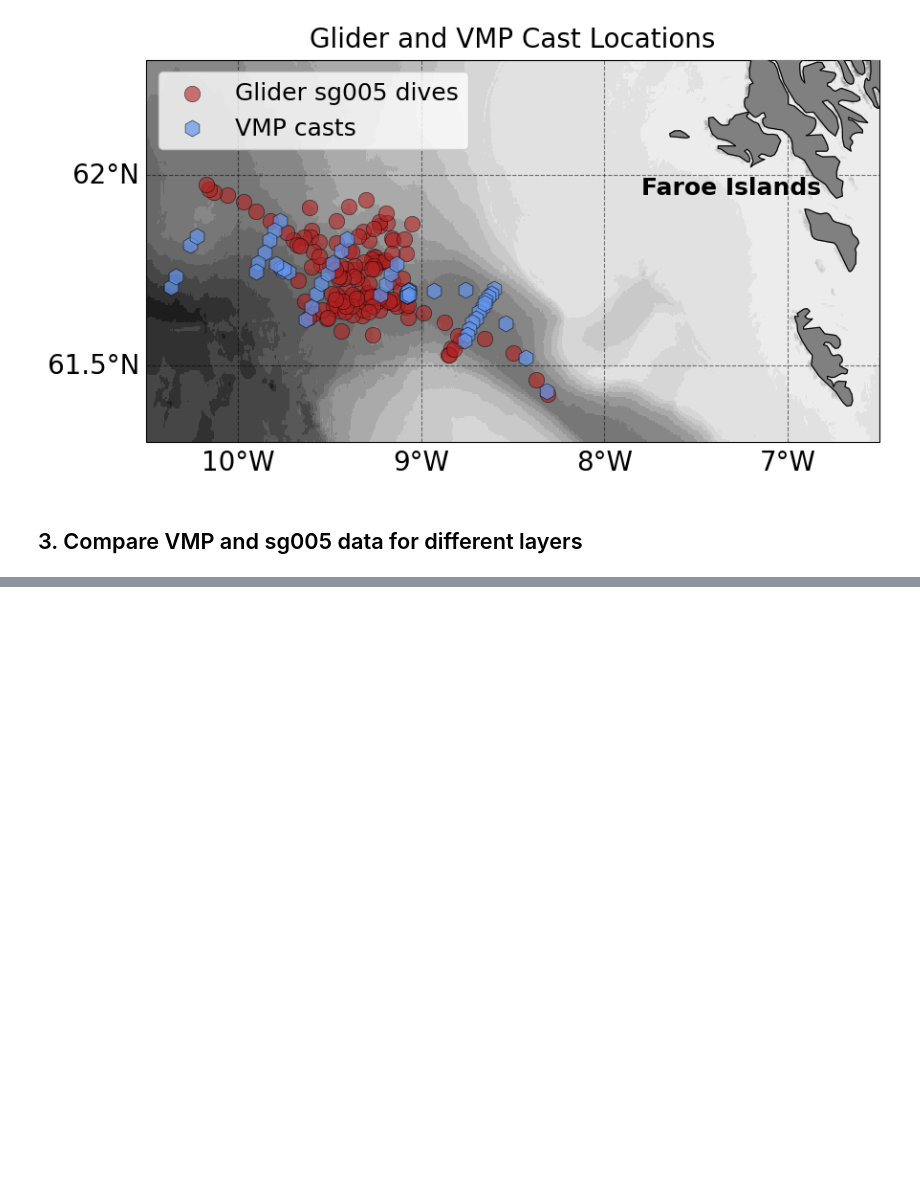
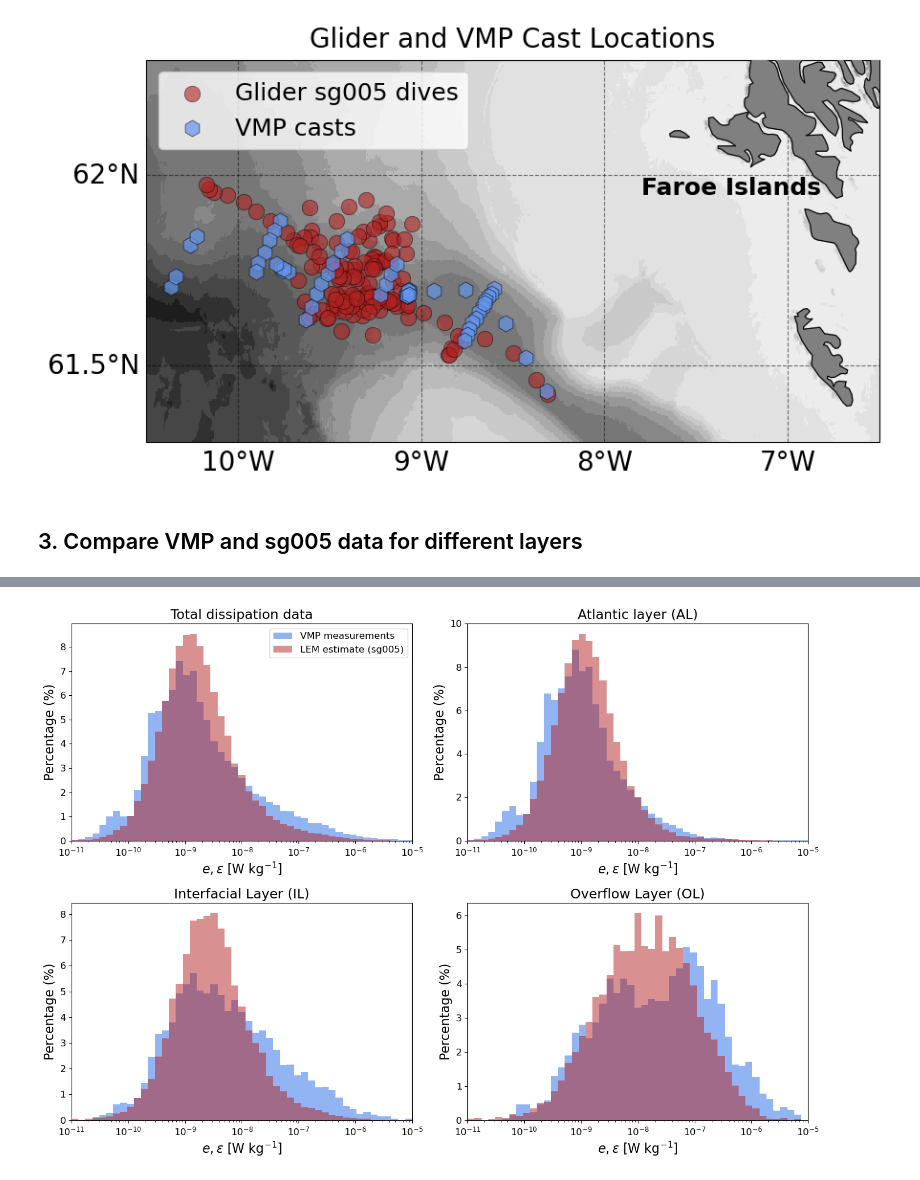
Before and after one commit to tillmrtz/dissipationIFR, a Jupyter notebook: notebooks/compare_LEM_VMP.ipynb, the cells around one changed output, grey strips where cells are left out. Cells and saved outputs as stored; diff of their text form; code cells hidden in the pictures; blank space fills up the shorter version.

```diff
--- a/notebooks/compare_LEM_VMP.ipynb
+++ b/notebooks/compare_LEM_VMP.ipynb
@@ -179,0 +348,38 @@ plt.show()
+# %%
+VMP_OL, VMP_AL, VMP_IL = split_profiles_by_layers(VMP)
+glider_OL, glider_AL, glider_IL = split_profiles_by_layers(glider)
+# %%
+with plt.style.context(plotting_style):
+    fig, axes = plt.subplots(2, 2, figsize=(14, 10))
+    axes = axes.flatten()
+
+    var_VMP = 'EPSILON'
+    var_glider = 'EPSILON_ADAPTIVE'
+    i = 0
+    for ds_glider, ds_VMP in [(glider, VMP), (glider_AL, VMP_AL), (glider_IL, VMP_IL), (glider_OL, VMP_OL)]:
+        ax = axes[i]
+        bins = np.logspace(-11, -5, 50)
+        VMP_data = ds_VMP[var_VMP].values[~np.isnan(ds_VMP[var_VMP].values)]
+        weights = np.ones_like(VMP_data) / len(VMP_data) * 100
+        axes[i].hist(VMP_data, bins=bins, alpha=0.7, color='cornflowerblue', label ='VMP measurements', weights=weights)
+        glider_data = ds_glider[var_glider].values[~np.isnan(ds_glider[var_glider].values)]
+        weights = np.ones_like(glider_data*0.06) / len(glider_data) * 100
+        axes[i].hist(glider_data*0.06, bins=bins, alpha=0.5, color='firebrick',label='LEM estimate (sg005)', weights=weights)
+        i += 1
+    axes[0].set_title('Total dissipation data',fontsize = 17)
+    #axes[1].set_title('Mixed Layer (MLD)')
+    axes[1].set_title('Atlantic layer (AL)',fontsize = 17)
+    axes[2].set_title('Interfacial Layer (IL)',fontsize = 17)
+    axes[3].set_title('Overflow Layer (OL)',fontsize = 17)
+
+    [ax.set_xlabel(r'$e, \epsilon$ [W kg$^{-1}$]', fontsize = 16) for ax in axes]
+    [ax.set_ylabel("Percentage (%)",fontsize = 16) for ax in axes]
+    [ax.set_xscale('log') for ax in axes]
+    [ax.set_xlim(1e-11, 1e-5) for ax in axes]
+    axes[0].legend(fontsize=12)
+    plt.tight_layout()
+
+#plt.savefig(thesis_resources_path + '/VMP_sg005_histogram.png', dpi=300, bbox_inches='tight')
+plt.show()
+# %% [output]
+[figure, added]
```
Also changed, not shown: parts of 3 cells of this notebook, 1 other file.
